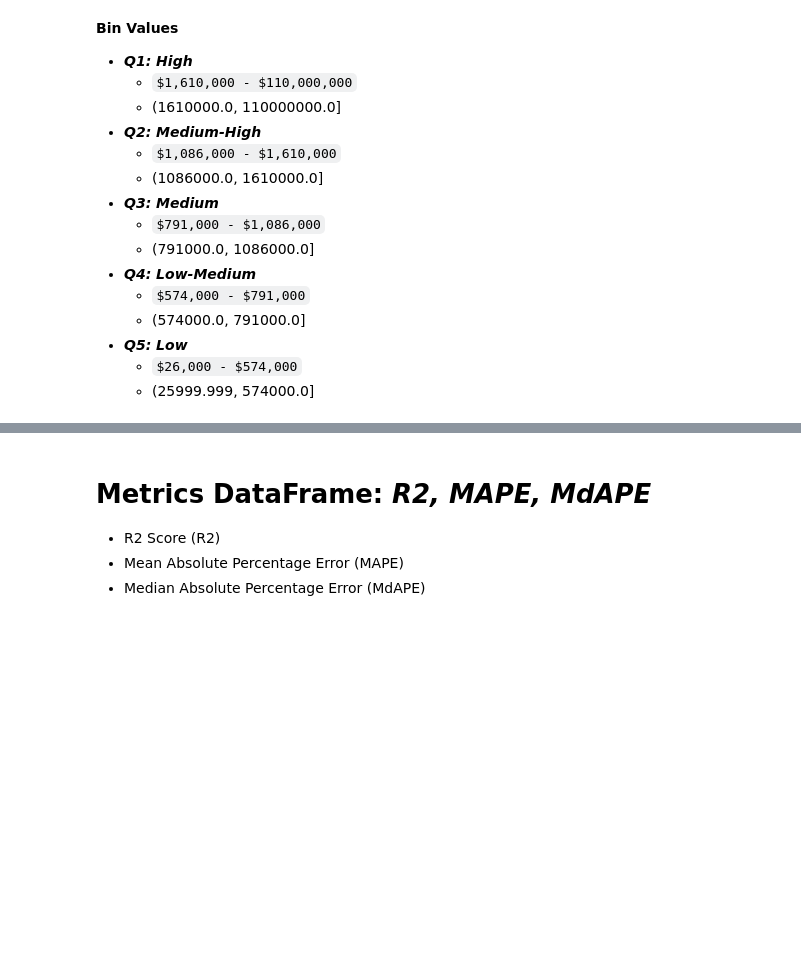
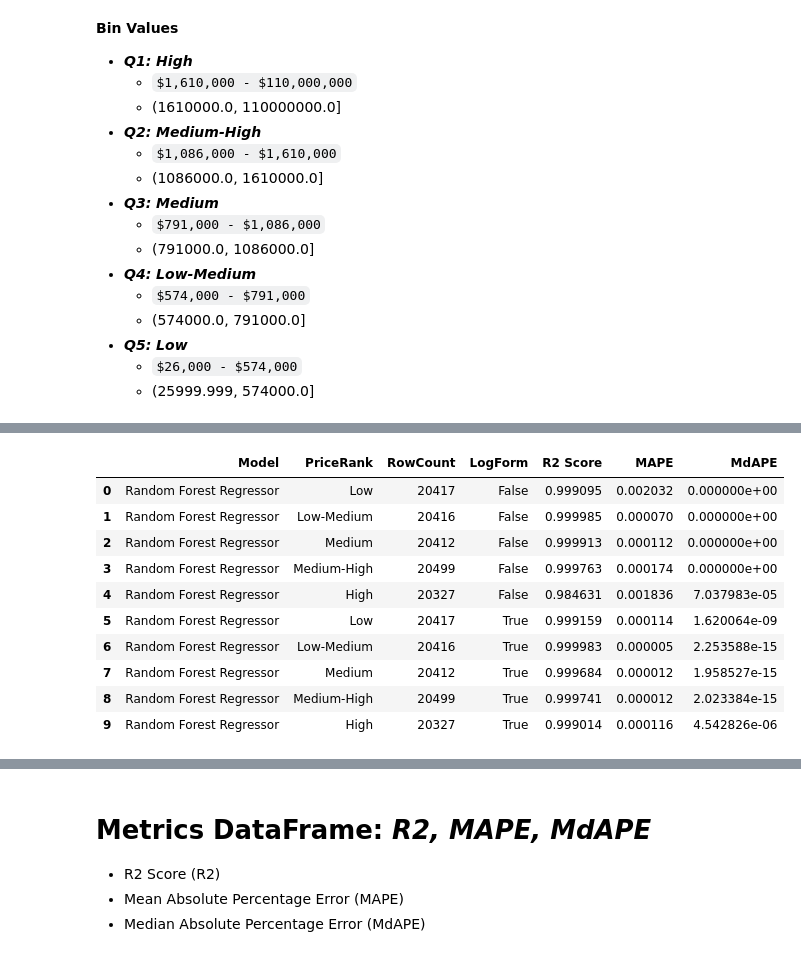
Before and after one commit to MaverickD-W/IDX_DS2026, a Jupyter notebook: Week 8/06_evaluation.ipynb, the cells around one changed output, grey strips where cells are left out. Cells and saved outputs as stored; diff of their text form; code cells hidden in the pictures; blank space fills up the shorter version.

```diff
--- a/Week 8/06_evaluation.ipynb
+++ b/Week 8/06_evaluation.ipynb
@@ -415,0 +533,24 @@ def quant_eval(df, q_val, modl_typ, feats):
+# %%
+qdfRFR2 = quant_eval(enr_df, "Low-Medium", "Random Forest Regressor")
+# %%
+qdfRFR3 = quant_eval(enr_df, "Medium", "Random Forest Regressor")
+# %%
+qdfRFR4 = quant_eval(enr_df, "Medium-High", "Random Forest Regressor")
+# %%
+qdfRFR5 = quant_eval(enr_df, "High", "Random Forest Regressor")
+# %%
+qdfRFR = pd.concat([qdfRFR1, qdfRFR2, qdfRFR3, qdfRFR4, qdfRFR5])
+qdfRFR.sort_values(by=["LogForm"], ignore_index=True, inplace=True)
+qdfRFR
+# %% [output]
+|  | Model | PriceRank | RowCount | LogForm | R2 Score | MAPE | MdAPE |
+| 0 | Random Forest Regressor | Low | 20417 | False | 0.999095 | 0.002032 | 0.000000e+00 |
+| 1 | Random Forest Regressor | Low-Medium | 20416 | False | 0.999985 | 0.000070 | 0.000000e+00 |
+| 2 | Random Forest Regressor | Medium | 20412 | False | 0.999913 | 0.000112 | 0.000000e+00 |
+| 3 | Random Forest Regressor | Medium-High | 20499 | False | 0.999763 | 0.000174 | 0.000000e+00 |
+| 4 | Random Forest Regressor | High | 20327 | False | 0.984631 | 0.001836 | 7.037983e-05 |
+| 5 | Random Forest Regressor | Low | 20417 | True | 0.999159 | 0.000114 | 1.620064e-09 |
+| 6 | Random Forest Regressor | Low-Medium | 20416 | True | 0.999983 | 0.000005 | 2.253588e-15 |
+| 7 | Random Forest Regressor | Medium | 20412 | True | 0.999684 | 0.000012 | 1.958527e-15 |
+| 8 | Random Forest Regressor | Medium-High | 20499 | True | 0.999741 | 0.000012 | 2.023384e-15 |
+| 9 | Random Forest Regressor | High | 20327 | True | 0.999014 | 0.000116 | 4.542826e-06 |
```
Also changed, not shown: parts of 64 cells of this notebook, 12 other files.
